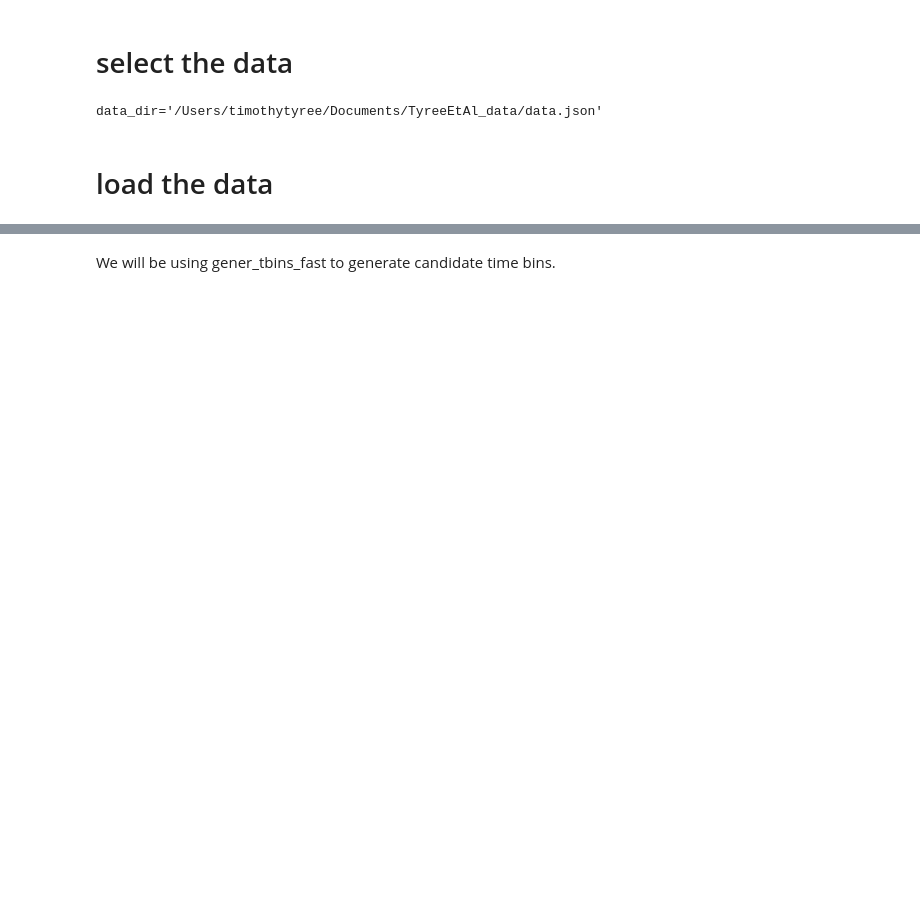
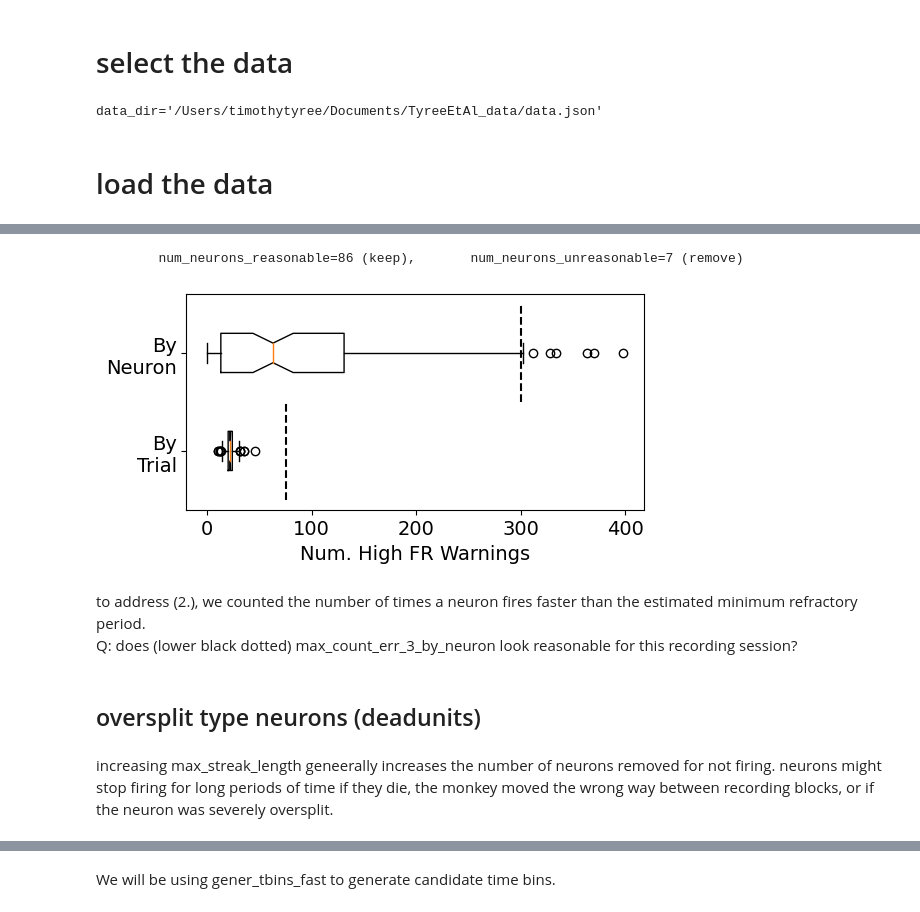
Before and after one commit to timtyree/tbins, a Jupyter notebook: notebooks/decoding_individual_identity.ipynb, the cells around one changed output, grey strips where cells are left out. Cells and saved outputs as stored; diff of their text form; code cells hidden in the pictures; blank space fills up the shorter version.

```diff
--- a/notebooks/decoding_individual_identity.ipynb
+++ b/notebooks/decoding_individual_identity.ipynb
@@ -112,0 +207,14 @@ df_labels
+# %%
+#choose filter for trials that fired unreasonably fast (error_code==3)
+max_count_err_3_by_trial=75
+count_err_3_by_trial  = np.sum (error_code_array==3,axis=1)
+
+# boot is True when trial is to be removed
+boot = (count_err_3_by_trial  > max_count_err_3_by_trial).flatten()
+
+#generate list of trials to be removed
+trial_num_values_reasonable  = np.argwhere(~boot).flatten()
+trial_num_values_unreasonable = np.argwhere(boot).flatten()
+num_trials_reasonable  = trial_num_values_reasonable.shape[0]
+num_trials_unreasonable = trial_num_values_unreasonable.shape[0]
+print(f"\t{num_trials_reasonable=} (keep) \t{num_trials_unreasonable=} (remove)")
@@ -112,0 +231,33 @@ df_labels
+# %%
+#choose filter for neurons that are unreasonable (error_code==3 too often)
+max_count_err_3_by_neuron=300
+count_err_3_by_neuron = np.sum (error_code_array==3,axis=0)
+boon3 = count_err_3_by_neuron > max_count_err_3_by_neuron
+print(f"\tnum_neurons_reasonable={boon3.shape[0]-sum(boon3)} (keep), \tnum_neurons_unreasonable={sum(boon3)} (remove)")
+# %% [output]
+        num_neurons_reasonable=86 (keep),       num_neurons_unreasonable=7 (remove)
+# %%
+x1_values=count_err_3_by_trial#/num_trials
+x2_values=count_err_3_by_neuron#/num_neurons
+x1_thresh=max_count_err_3_by_trial
+x2_thresh=max_count_err_3_by_neuron
+x1_label='By\nTrial'
+x2_label='By\nNeuron'
+figsize=(5.9,2.8)
+fig,ax=plt.subplots(figsize=figsize)
+#plot thresholds
+ax.plot([x1_thresh,x1_thresh],[-0.5,0.5],'k--')
+ax.plot([x2_thresh,x2_thresh],[0.5,1.5],'k--')
+#plot boxplots
+ax = BoxplotPairPlotter_simple(ax,x1_values,x2_values,x1_label,x2_label,position1=0,position2=1,
+                              xlabel='Num. High FR Warnings',ylabel='',fontsize=14)#,vert=False,notch=True,widths=0.4,manage_ticks=False)#,**kwargs)
+plt.show()
+# %% [output]
+[figure, added]
+# %% [markdown]
+to address (2.), we counted the number of times a neuron fires faster than the estimated minimum refractory period.<br>
+Q: does (lower black dotted) max_count_err_3_by_neuron look reasonable for this recording session?
+# %% [markdown]
+## oversplit type neurons (deadunits)
+# %% [markdown]
+increasing max_streak_length geneerally increases the number of neurons removed for not firing.  neurons might stop firing for long periods of time if they die, the monkey moved the wrong way between recording blocks, or if the neuron was severely oversplit.
```
Also changed, not shown: parts of 52 cells of this notebook, 9 other files.
